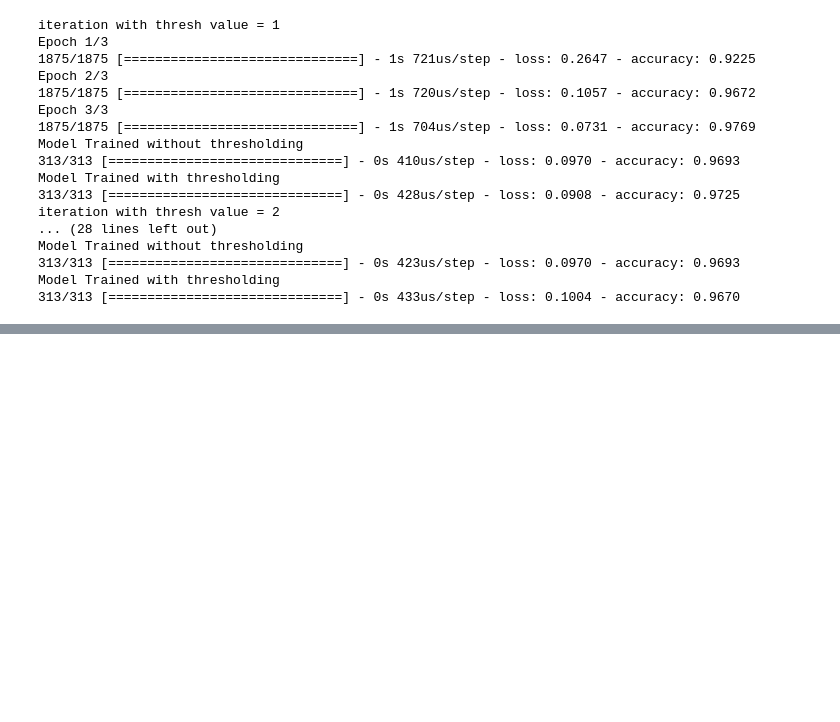
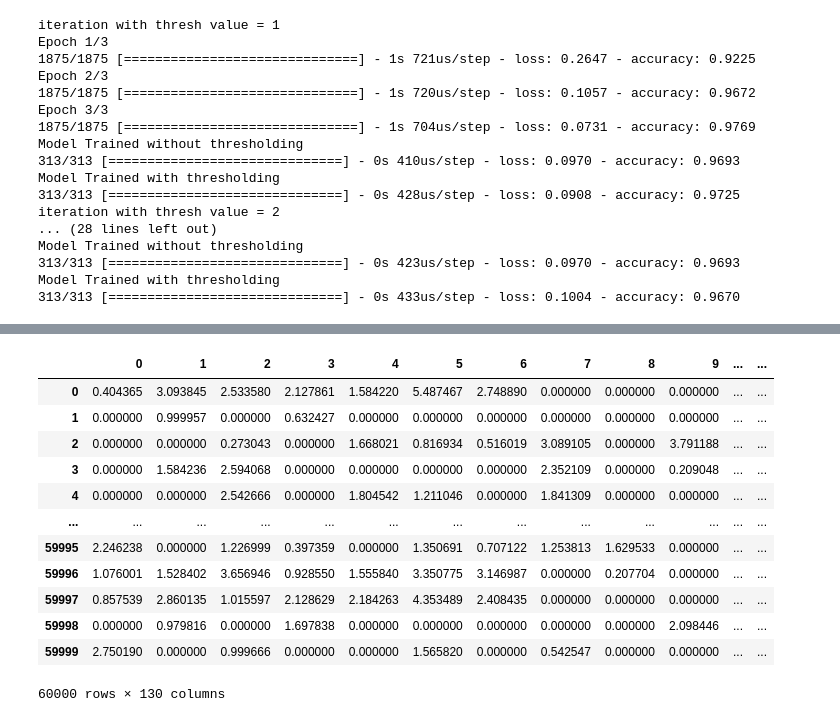
Before and after one commit to yonaxl/mnist_binarization, a Jupyter notebook: mnist_binarization.ipynb, the cells around one changed output, grey strips where cells are left out. Saved outputs shown, nothing was run; the diff lists cells and outputs as text; code cells hidden in the pictures; blank space fills up the shorter version.

Commit message:
Add files via upload
Added mnist optimization via training data selection

```diff
--- a/mnist_binarization.ipynb
+++ b/mnist_binarization.ipynb
@@ -172,0 +157,17 @@ Model Trained with thresholding
+# %%
+for rs in range(5):
+        tf.random.set_seed(rs)
+        clf = tf.keras.Sequential()
+        clf.add(tf.keras.layers.Flatten())
+        #clf.add(tf.keras.Input(shape=(28,28)))
+
+        clf.add(tf.keras.layers.Dense(756, activation='relu'))
+        clf.add(tf.keras.layers.Dense(128, activation='relu'))
+        clf.add(tf.keras.layers.Dense(10, activation='sigmoid'))
+        clf.compile(optimizer='adam',
+                loss='sparse_categorical_crossentropy',
+                metrics=['accuracy'])
+
+        clf.fit(x=x_train, y=y_train, epochs=5)
+        clf.evaluate(x_test, y_test)
+        print('-----------------------------------------------------------------')
@@ -172,0 +197,9 @@ Model Trained with thresholding
+# %%
+from keras.models import Model
+
+model = clf  # include here your original model
+
+layer_name = 'dense_1'
+intermediate_layer_model = Model(inputs=model.input,
+                                 outputs=model.get_layer(layer_name).output)
+intermediate_output = intermediate_layer_model.predict(x_train)
@@ -172,0 +208,20 @@ Model Trained with thresholding
+# %%
+import pandas as pd
+features = pd.DataFrame(intermediate_output)
+features['label'] = y_train
+features['index'] = features.index
+features
+# %% [output]
+|  | 0 | 1 | 2 | 3 | 4 | 5 | 6 | 7 | 8 | 9 | ... | ... |
+| 0 | 0.404365 | 3.093845 | 2.533580 | 2.127861 | 1.584220 | 5.487467 | 2.748890 | 0.000000 | 0.000000 | 0.000000 | ... | ... |
+| 1 | 0.000000 | 0.999957 | 0.000000 | 0.632427 | 0.000000 | 0.000000 | 0.000000 | 0.000000 | 0.000000 | 0.000000 | ... | ... |
+| 2 | 0.000000 | 0.000000 | 0.273043 | 0.000000 | 1.668021 | 0.816934 | 0.516019 | 3.089105 | 0.000000 | 3.791188 | ... | ... |
+| 3 | 0.000000 | 1.584236 | 2.594068 | 0.000000 | 0.000000 | 0.000000 | 0.000000 | 2.352109 | 0.000000 | 0.209048 | ... | ... |
+| 4 | 0.000000 | 0.000000 | 2.542666 | 0.000000 | 1.804542 | 1.211046 | 0.000000 | 1.841309 | 0.000000 | 0.000000 | ... | ... |
+| ... | ... | ... | ... | ... | ... | ... | ... | ... | ... | ... | ... | ... |
+| 59995 | 2.246238 | 0.000000 | 1.226999 | 0.397359 | 0.000000 | 1.350691 | 0.707122 | 1.253813 | 1.629533 | 0.000000 | ... | ... |
+| 59996 | 1.076001 | 1.528402 | 3.656946 | 0.928550 | 1.555840 | 3.350775 | 3.146987 | 0.000000 | 0.207704 | 0.000000 | ... | ... |
+| 59997 | 0.857539 | 2.860135 | 1.015597 | 2.128629 | 2.184263 | 4.353489 | 2.408435 | 0.000000 | 0.000000 | 0.000000 | ... | ... |
+| 59998 | 0.000000 | 0.979816 | 0.000000 | 1.697838 | 0.000000 | 0.000000 | 0.000000 | 0.000000 | 0.000000 | 2.098446 | ... | ... |
+| 59999 | 2.750190 | 0.000000 | 0.999666 | 0.000000 | 0.000000 | 1.565820 | 0.000000 | 0.542547 | 0.000000 | 0.000000 | ... | ... |
+60000 rows × 130 columns
```
Also changed, not shown: parts of 9 cells of this notebook.
